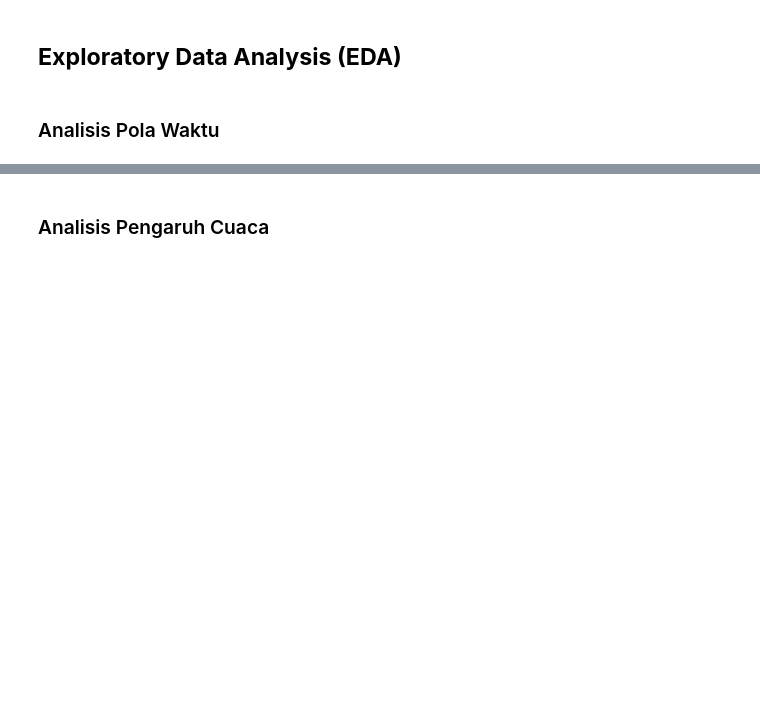
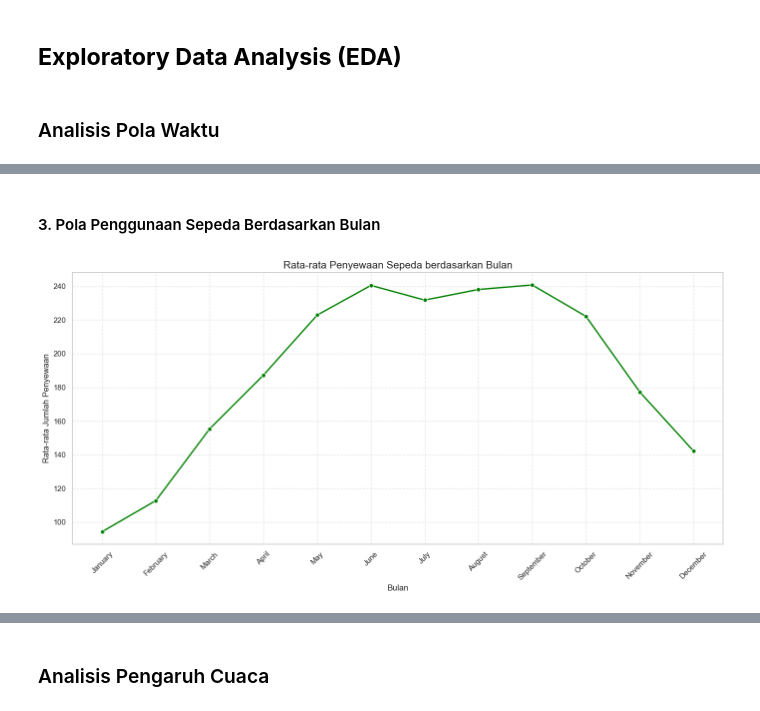
Before and after one commit to husainfadhlillah/dicoding-BikeSharing-DataAnalysisProject, a Jupyter notebook: submission/notebook.ipynb, the cells around one changed output, grey strips where cells are left out. Drawn from its saved outputs; the diff is of its cells as text; code cells hidden in the pictures; blank space fills up the shorter version.

```diff
--- a/submission/notebook.ipynb
+++ b/submission/notebook.ipynb
@@ -303,0 +339,16 @@ plt.show()
+# %% [markdown]
+#### 3. Pola Penggunaan Sepeda Berdasarkan Bulan
+# %%
+monthly_pattern = hour_data.groupby('month_name')['cnt'].mean().reindex(calendar.month_name[1:]).reset_index()
+
+plt.figure(figsize=(14, 7))
+sns.lineplot(x='month_name', y='cnt', data=monthly_pattern, marker='o', linewidth=2, color='green', sort=False)
+plt.title('Rata-rata Penyewaan Sepeda berdasarkan Bulan', fontsize=15)
+plt.xlabel('Bulan', fontsize=12)
+plt.ylabel('Rata-rata Jumlah Penyewaan', fontsize=12)
+plt.xticks(rotation=45)
+plt.grid(True, alpha=0.5, linestyle='--')
+plt.tight_layout()
+plt.show()
+# %% [output]
+[figure, added]
```
Also changed, not shown: parts of 34 cells of this notebook, 4 other files.
